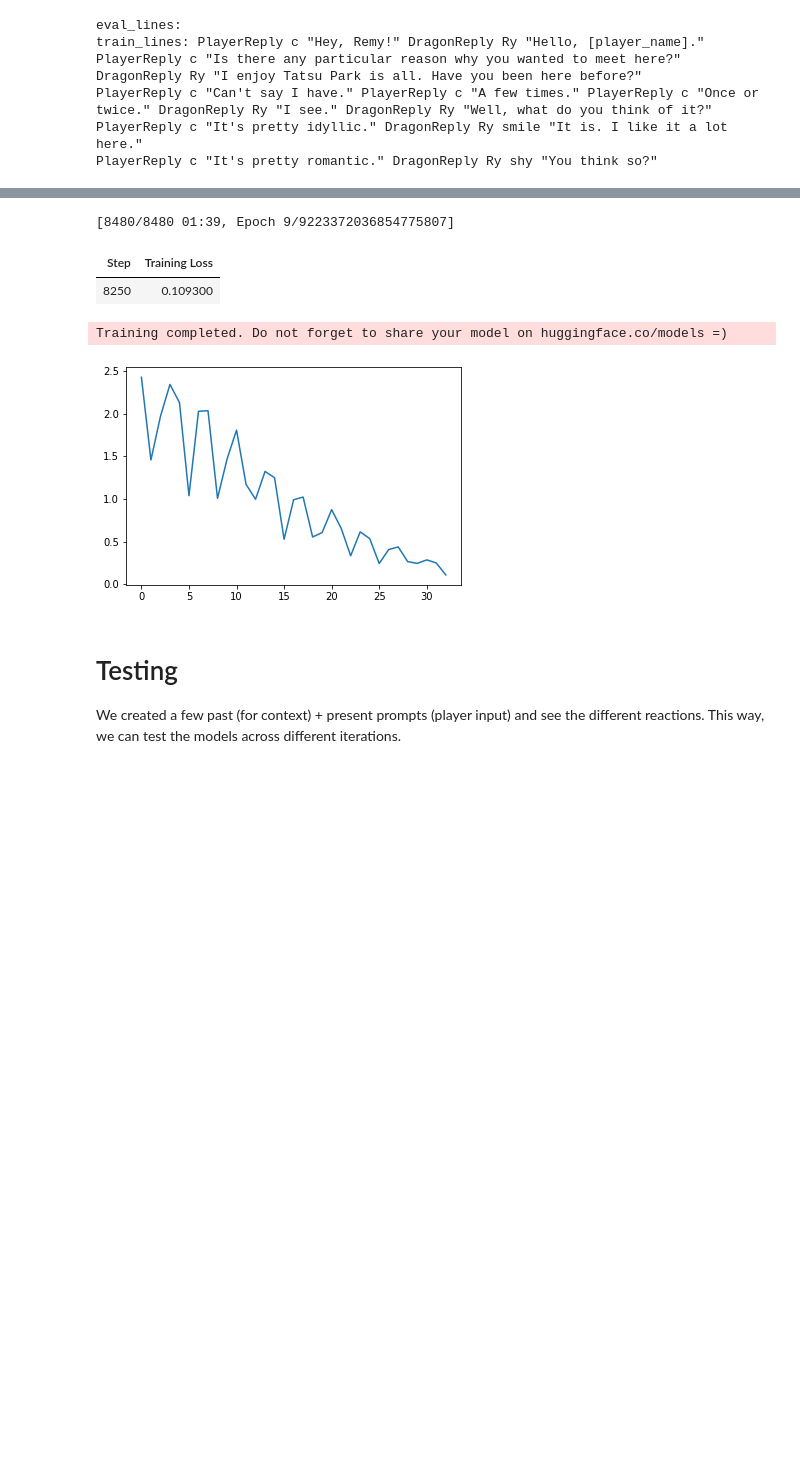
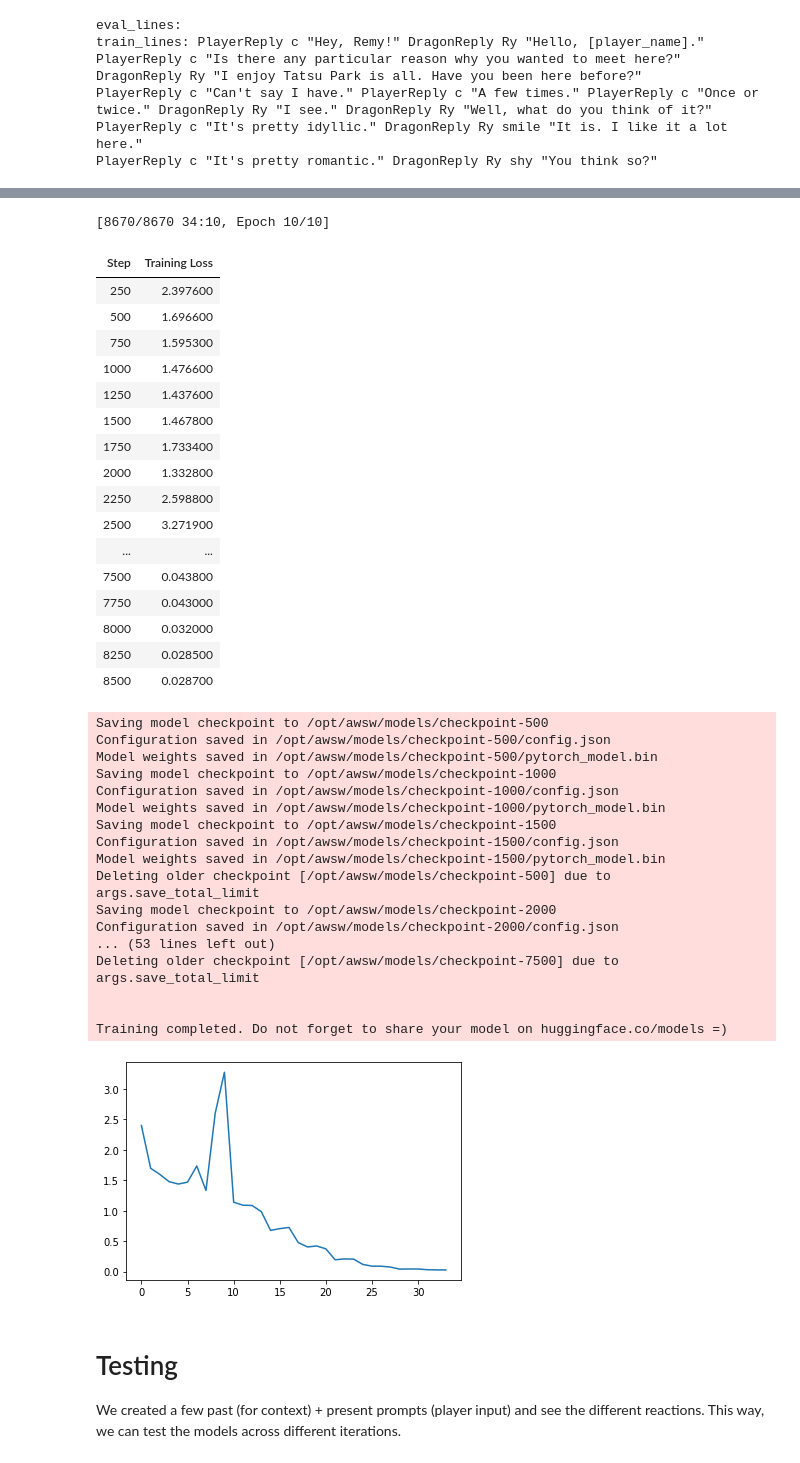
Before and after one commit to peterwilli/Endless-AWSW, a Jupyter notebook: Research/AWSW_GPT_Neo.ipynb, the cells around one changed output, grey strips where cells are left out. Saved outputs shown, nothing was run; the diff lists cells and outputs as text; code cells hidden in the pictures; blank space fills up the shorter version.

Commit message:
training test with old database

```diff
--- a/Research/AWSW_GPT_Neo.ipynb
+++ b/Research/AWSW_GPT_Neo.ipynb
@@ -219,7 +219,8 @@ def encode(batch):
     attention_mask = []
     for item in batch['text']:
         #tokens = [tokenizer.bos_token_id] + tokenizer.encode(item) + [tokenizer.eos_token_id]
-        tokens = tokenizer.encode(item)
+        #tokens = tokenizer.encode(item)
+        tokens = tokenizer.encode(item) + [tokenizer.eos_token_id]
         result.append(tokens)
         attention_mask.append([1] * len(tokens))
     return {
@@ -364,7 +365,7 @@ num_warmup_steps = num_training_steps * 2
 print(f"num_training_steps: {num_training_steps} num_total_steps: {num_total_steps}")
 def get_optimizer_and_scheduler(params):
     optimizer = AdamW(params)
-#     scheduler = get_cosine_schedule_with_warmup(optimizer, num_warmup_steps, num_total_steps)
-    scheduler = get_polynomial_decay_schedule_with_warmup(optimizer, num_warmup_steps, num_total_steps, power=0.5, lr_end=1e-10)
+    scheduler = get_cosine_schedule_with_warmup(optimizer, num_warmup_steps, num_total_steps)
+    #scheduler = get_polynomial_decay_schedule_with_warmup(optimizer, num_warmup_steps, num_total_steps, power=0.5, lr_end=1e-10)
     return optimizer, scheduler
 # %% [output]
@@ -405,13 +406,13 @@ def train(model):
         save_total_limit=2,
         save_steps=500,
         logging_steps=250,
-         max_steps=num_total_steps
+        #max_steps=num_total_steps
     )
     trainer = Trainer(
         model=model,
         args=training_args,
-         train_dataset=train_awsw_dataset,
-#        train_dataset=train_awsw_dataset.mapped_dataset['train'],
+        #train_dataset=train_awsw_dataset,
+        train_dataset=train_awsw_dataset.mapped_dataset['train'],
         #eval_dataset=dataset['test'],
         optimizers=(optimizer, scheduler),
         callbacks=[AWSWTrainerCallback]
@@ -441,8 +436,39 @@ Loading model from /opt/awsw/models/checkpoint-8000).
-[8480/8480 01:39, Epoch 9/9223372036854775807]
+[8670/8670 34:10, Epoch 10/10]
 | Step | Training Loss |
-| 8250 | 0.109300 |
+| 250 | 2.397600 |
+| 500 | 1.696600 |
+| 750 | 1.595300 |
+| 1000 | 1.476600 |
+| 1250 | 1.437600 |
+| 1500 | 1.467800 |
+| 1750 | 1.733400 |
+| 2000 | 1.332800 |
+| 2250 | 2.598800 |
+| 2500 | 3.271900 |
+| ... | ... |
+| 7500 | 0.043800 |
+| 7750 | 0.043000 |
+| 8000 | 0.032000 |
+| 8250 | 0.028500 |
+| 8500 | 0.028700 |
+Saving model checkpoint to /opt/awsw/models/checkpoint-500
+Configuration saved in /opt/awsw/models/checkpoint-500/config.json
+Model weights saved in /opt/awsw/models/checkpoint-500/pytorch_model.bin
+Saving model checkpoint to /opt/awsw/models/checkpoint-1000
+Configuration saved in /opt/awsw/models/checkpoint-1000/config.json
+Model weights saved in /opt/awsw/models/checkpoint-1000/pytorch_model.bin
+Saving model checkpoint to /opt/awsw/models/checkpoint-1500
+Configuration saved in /opt/awsw/models/checkpoint-1500/config.json
+Model weights saved in /opt/awsw/models/checkpoint-1500/pytorch_model.bin
+Deleting older checkpoint [/opt/awsw/models/checkpoint-500] due to args.save_total_limit
+Saving model checkpoint to /opt/awsw/models/checkpoint-2000
+Configuration saved in /opt/awsw/models/checkpoint-2000/config.json
+... (53 lines left out)
+Deleting older checkpoint [/opt/awsw/models/checkpoint-7500] due to args.save_total_limit
+
+
 Training completed. Do not forget to share your model on huggingface.co/models =)
-[figure, old version]
+[figure, new version]
 # %% [markdown]
 # Testing
 
```
Also changed, not shown: parts of 10 cells of this notebook.
